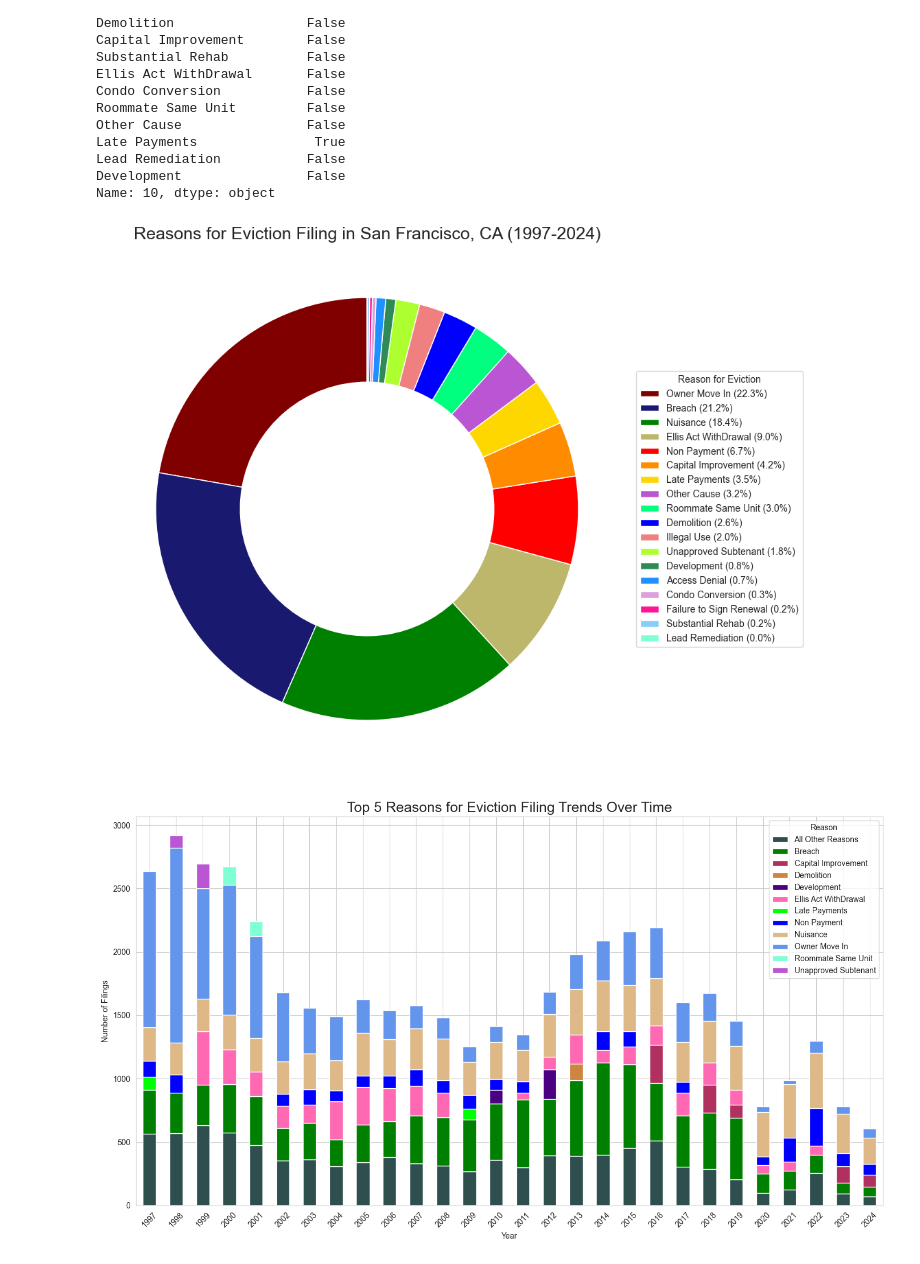
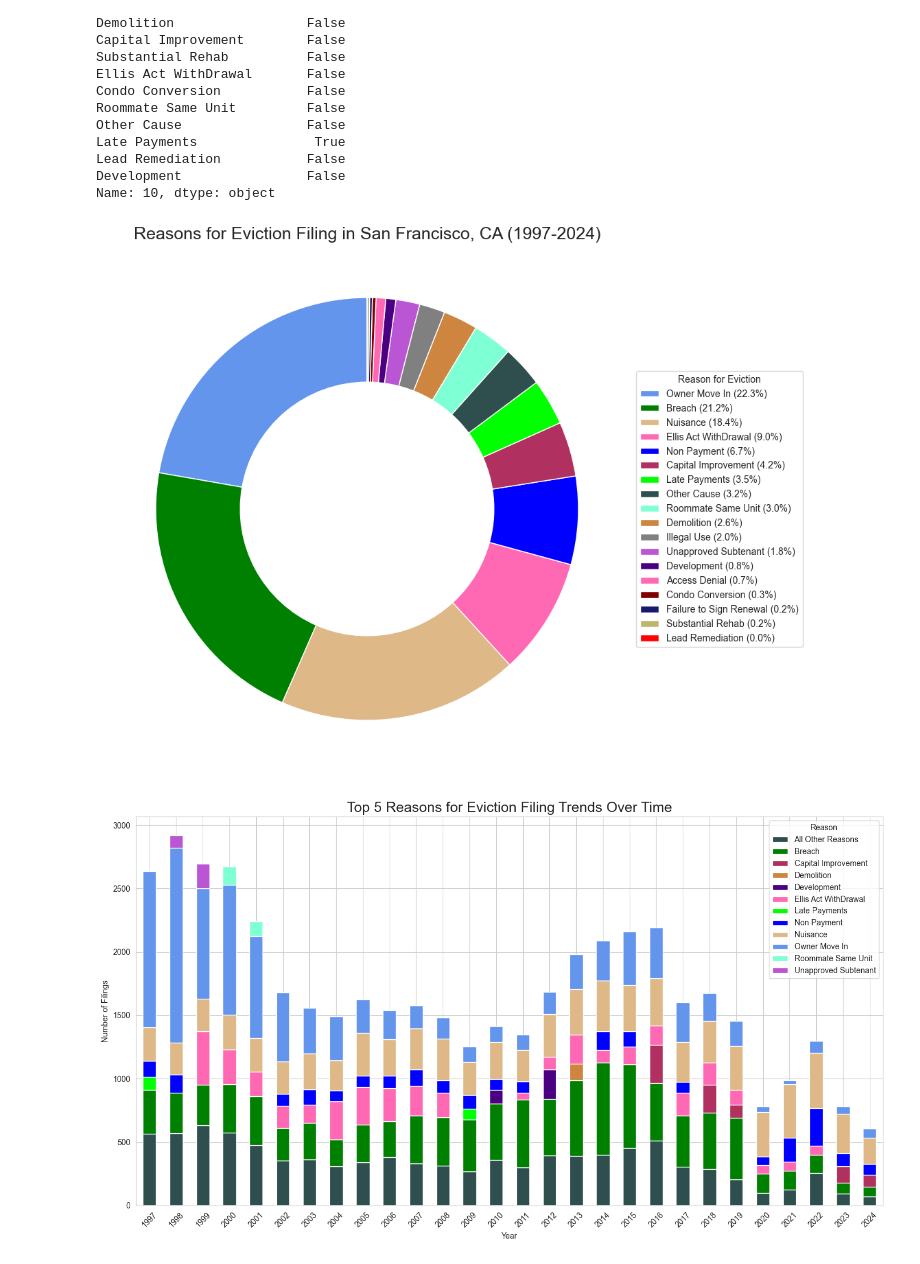
Before and after one commit to datakind/datakit-housing-fall-2024, a Jupyter notebook: challenge-2/CA/San Fran Eviction EDA.ipynb, the cells around one changed output. Saved outputs shown, nothing was run; the diff lists cells and outputs as text; code cells hidden in the pictures.

```diff
--- a/challenge-2/CA/San Fran Eviction EDA.ipynb
+++ b/challenge-2/CA/San Fran Eviction EDA.ipynb
@@ -107,35 +107,38 @@ eviction_dates = pd.to_datetime(eviction_reasons['File Date'])
 # %%
 # Pie chart of reasons for eviction (over the entire time period)
 # Calculate totals for each reason provided
 labels = eviction_reasons.iloc[:, 6:24].columns
 counts = [eviction_reasons[column].sum() for column in labels]
 
 # Sort counts and labels in descending order for better visualization
 sorted_indices = np.argsort(counts)[::-1]
 sorted_counts = [counts[i] for i in sorted_indices]
 sorted_labels = [labels[i] for i in sorted_indices]
 
 # Calculate percentages for each reason
 percentages = [count / sum(sorted_counts) * 100 for count in sorted_counts]
 
 # Trying to find colors that are visually distinct without frying my retinas.
 # I don't like any of the seaborn/matplotlib palettes for this many colors, but this tool helped:
 # https://mokole.com/palette.html
-colors = ['#800000', '#191970', '#008000', '#bdb76b', '#ff0000', '#ff8c00', '#ffd700', '#ba55d3', '#00ff7f', '#0000ff', '#f08080', '#adff2f', '#2e8b57', '#1e90ff', '#dda0dd', '#ff1493', '#87cefa', '#7fffd4', '#000000', '#808080']
+colors = [ #first colors match the stacked bar chart below
+          '#6495ed', '#008000', '#DEB887', '#FF69B4', '#0000FF', '#B03060',
+          '#00FF00', '#2F4F4F', '#7FFFD4', '#CD853F', '#808080', '#BA55D3', '#4B0082', '#ff69b4',
+          '#800000', '#191970', '#bdb76b', '#ff0000', '#ff8c00', '#ffd700', '#ba55d3', '#00ff7f', '#0000ff', '#f08080', '#adff2f', '#2e8b57', '#1e90ff', '#dda0dd', '#ff1493', '#87cefa', '#7fffd4', '#000000', ]
 
 # Create donut-style pie chart and show percentages in the legend
 fig, ax = plt.subplots(figsize=(10, 10), subplot_kw=dict(aspect="equal"))
 wedges, texts = ax.pie(sorted_counts, startangle=90, colors=colors, wedgeprops=dict(width=0.4))
 
 # Adjust legend placement and appearance
 ax.legend(wedges, [f'{label} ({percentages[i]:.1f}%)' for i, label in enumerate(sorted_labels)], title="Reason for Eviction", loc="center left", bbox_to_anchor=(1, 0, 0.5, 1))
 
 # Set title
 ax.set_title("Reasons for Eviction Filing in San Francisco, CA (1997-2024)", fontsize=18)
 
 plt.show()
 # %% [output]
-[figure, old version]
+[figure, new version]
 # %%
 # Stacked bar chart of top 5 reasons for eviction filing over time
 
```
Also changed, not shown: parts of 1 cell of this notebook.
